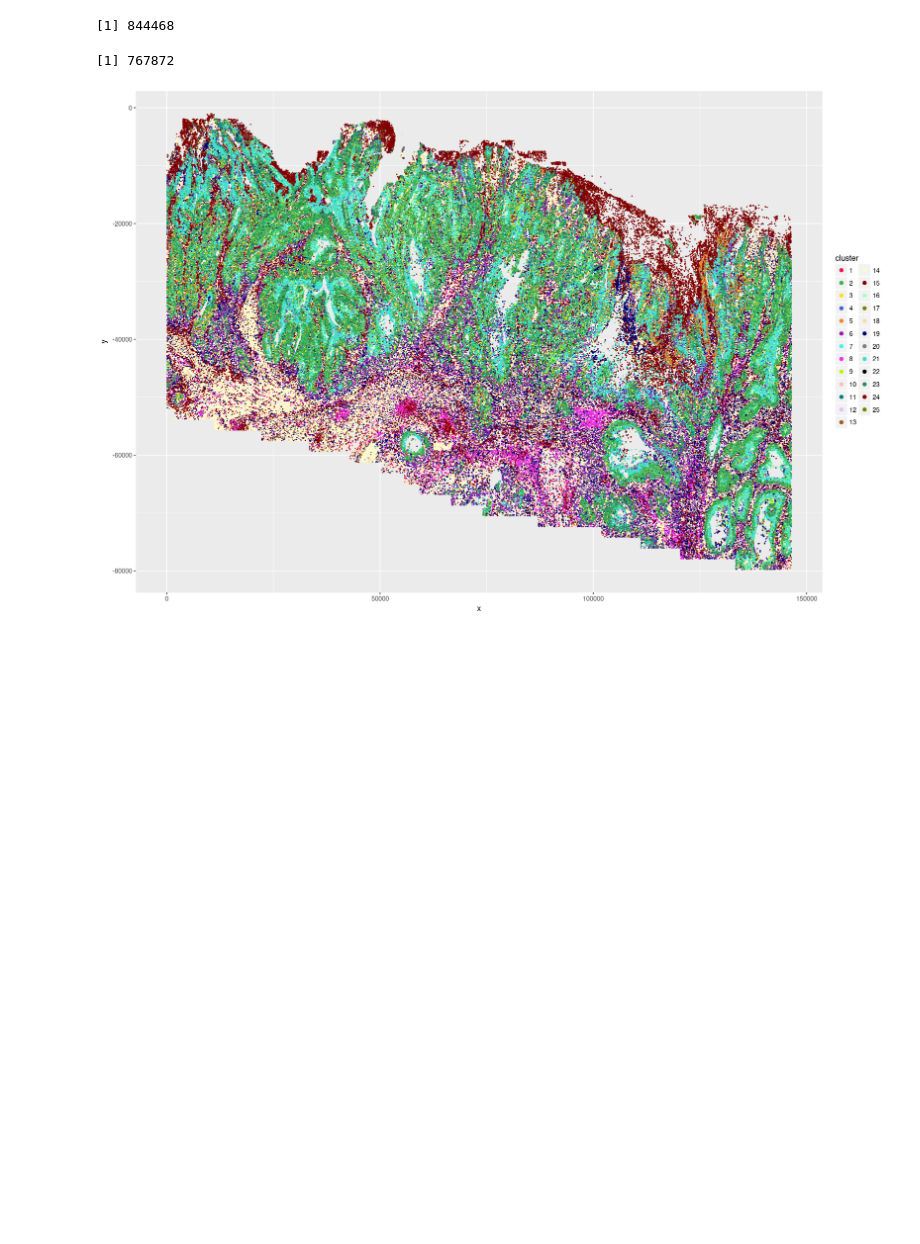
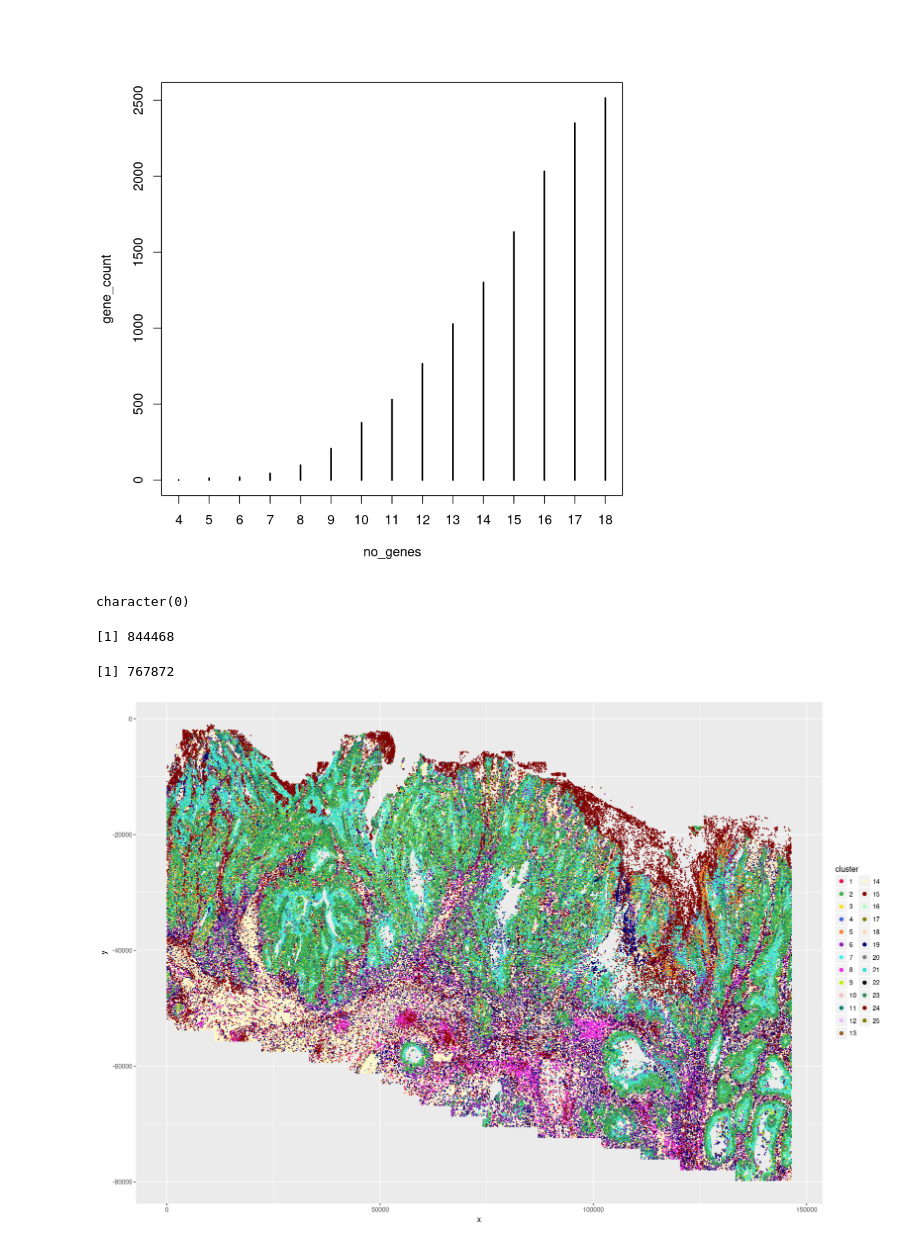
Before and after one commit to seasoncloud/HubID, a Jupyter notebook: GaussianPrior/clusterNMF.ipynb, the cells around one changed output. Saved outputs shown, nothing was run; the diff lists cells and outputs as text; code cells hidden in the pictures; blank space fills up the shorter version.

```diff
--- a/GaussianPrior/clusterNMF.ipynb
+++ b/GaussianPrior/clusterNMF.ipynb
@@ -12 +34,7 @@ count = read.csv(path1, row.names = 1)
+# %%
+no_genes = rowSums(count_trans20 > 0)
+gene_count = table(no_genes)[1:15]
+plot(gene_count)
+# %% [output]
+[figure, added]
 # %%
@@ -14,3 +46,7 @@ no_count = which(rowSums(count > 0) < 20)
+# %%
+genes[genes == 'CXCL13']
+# %% [output]
+character(0)
 # %%
 
 
```
Also changed, not shown: parts of 6 cells of this notebook.
